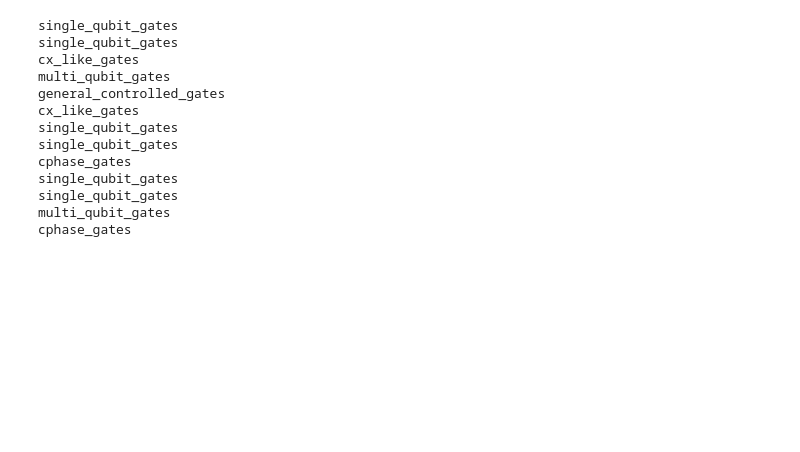
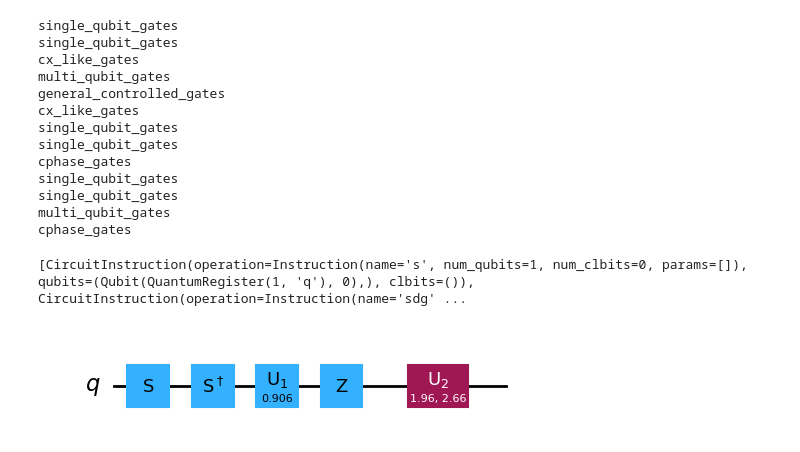
Before and after one commit to devdeliw/ManiQ, a Jupyter notebook: src/qiskit.ipynb, the cells around one changed output. Saved outputs shown, nothing was run; the diff lists cells and outputs as text; code cells hidden in the pictures; blank space fills up the shorter version.

```diff
--- a/src/qiskit.ipynb
+++ b/src/qiskit.ipynb
@@ -76,3 +76,10 @@ single_qubit_gates
 single_qubit_gates
 multi_qubit_gates
 cphase_gates
+# %%
+qc1 = random_circuit(1, depth = 5, seed = 1)
+print(qc1.data)
+qc1.draw('mpl')
+# %% [output]
+[CircuitInstruction(operation=Instruction(name='s', num_qubits=1, num_clbits=0, params=[]), qubits=(Qubit(QuantumRegister(1, 'q'), 0),), clbits=()), CircuitInstruction(operation=Instruction(name='sdg' ...
+[figure, added]
```
Also changed, not shown: parts of 20 cells of this notebook, 44 other files.
